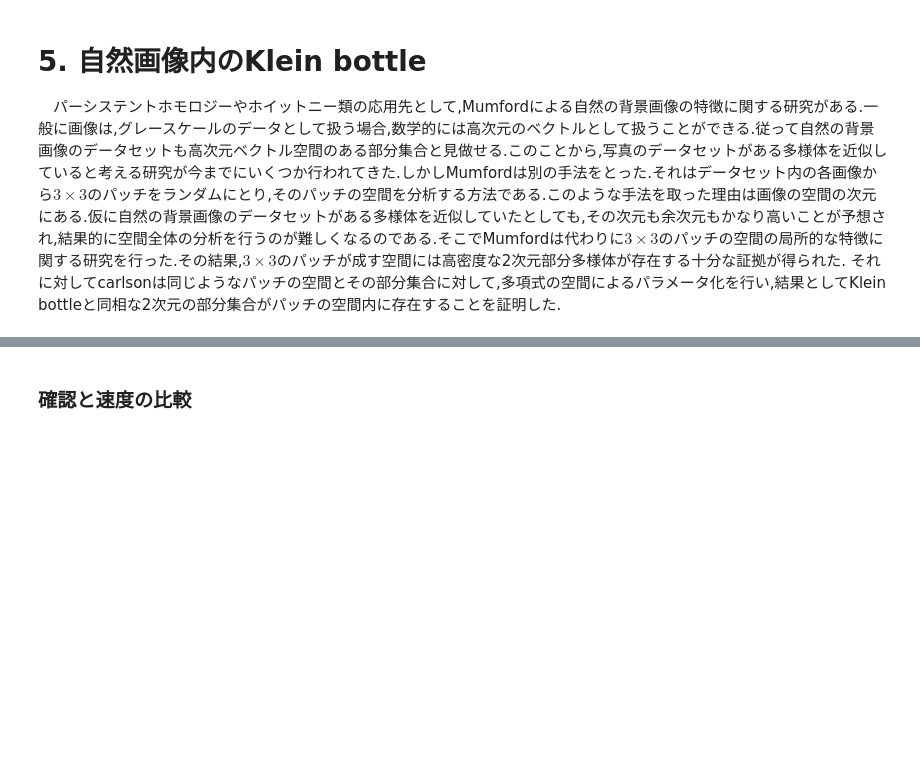
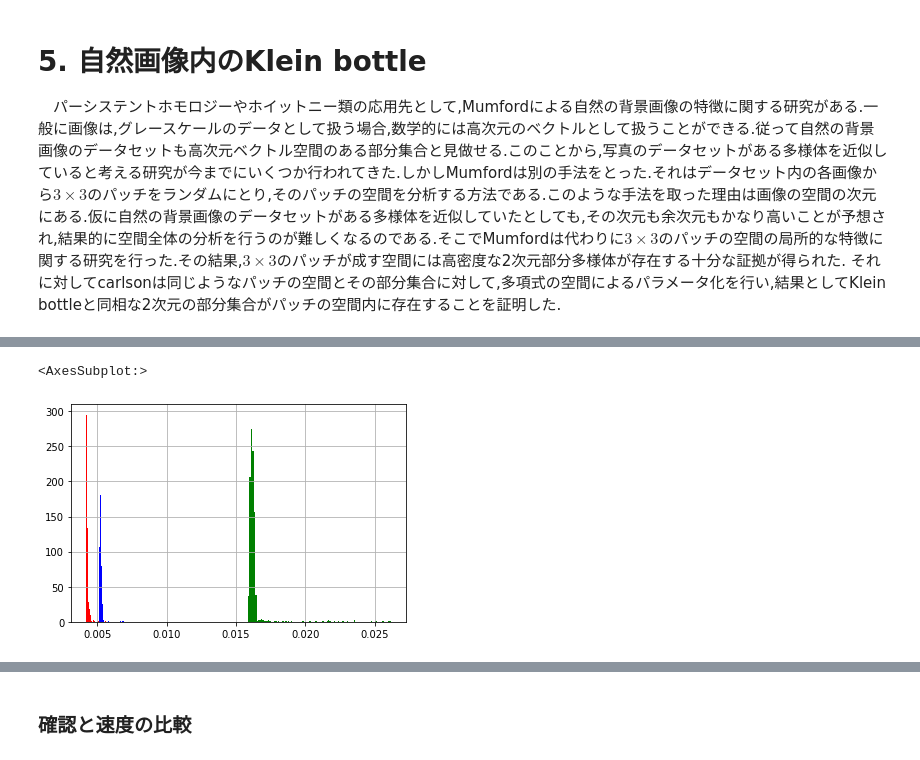
Before and after one commit to ThunderboltRiver/MasterReport, a Jupyter notebook: Master.ipynb, the cells around one changed output, grey strips where cells are left out. Cells and saved outputs as stored; diff of their text form; code cells hidden in the pictures; blank space fills up the shorter version.

```diff
--- a/Master.ipynb
+++ b/Master.ipynb
@@ -592,0 +591,25 @@ def distance_matrix(pointcloud: tuple[Vector2, ...]):
+# %%
+def time_L2_norm(pointcloud):
+    start = time()
+    for point in pointcloud:
+        L2_norm(point)
+    elapsed_time = time() - start
+    return elapsed_time
+
+def time_np_dot(pointcloud):
+    start = time()
+    for point in pointcloud:
+        np.dot(point, point)
+    elapsed_time = time() - start
+    return elapsed_time
+
+def time_linalg_norm(pointcloud):
+    start = time()
+    for point in pointcloud:
+        np.linalg.norm(point)
+    elapsed_time = time() - start
+    return elapsed_time
+# %%
+pointcloud = np.random.uniform(low=-1.0, high=1.0, size=(1000, 2))
+pointclouds = tuple(map(lambda i:np.random.uniform(low=-1.0, high=1.0, size=(10**4, 2)), range(10**3)))
+print(pointclouds[0])
@@ -593,2 +624,14 @@ def distance_matrix(pointcloud: tuple[Vector2, ...]):
+# %%
+L2_norm_times = [time_L2_norm(pointcloud) for pointcloud in pointclouds]
+np_dot_times = [time_np_dot(pointcloud) for pointcloud in pointclouds]
+linalg_norm_times = [time_linalg_norm(pointcloud) for pointcloud in pointclouds]
+# %%
+df = pd.DataFrame(zip(L2_norm_times, np_dot_times, linalg_norm_times), columns=["L2", "dot", "linalg"])
+df["L2"].hist(bins=100, color="red")
+df["dot"].hist(bins=100, color="blue")
+df["linalg"].hist(bins=100, color="green")
+# %% [output]
+<AxesSubplot:>
+[figure, added]
 # %%
 #テストデータの作成
```
Also changed, not shown: parts of 14 cells of this notebook, 1 other file.
